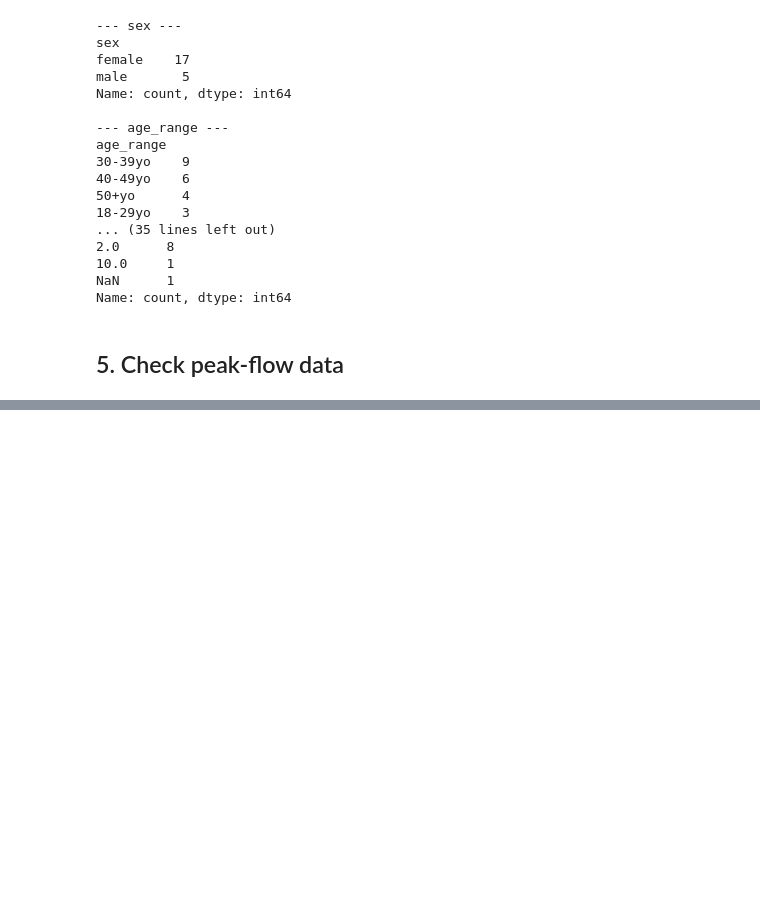
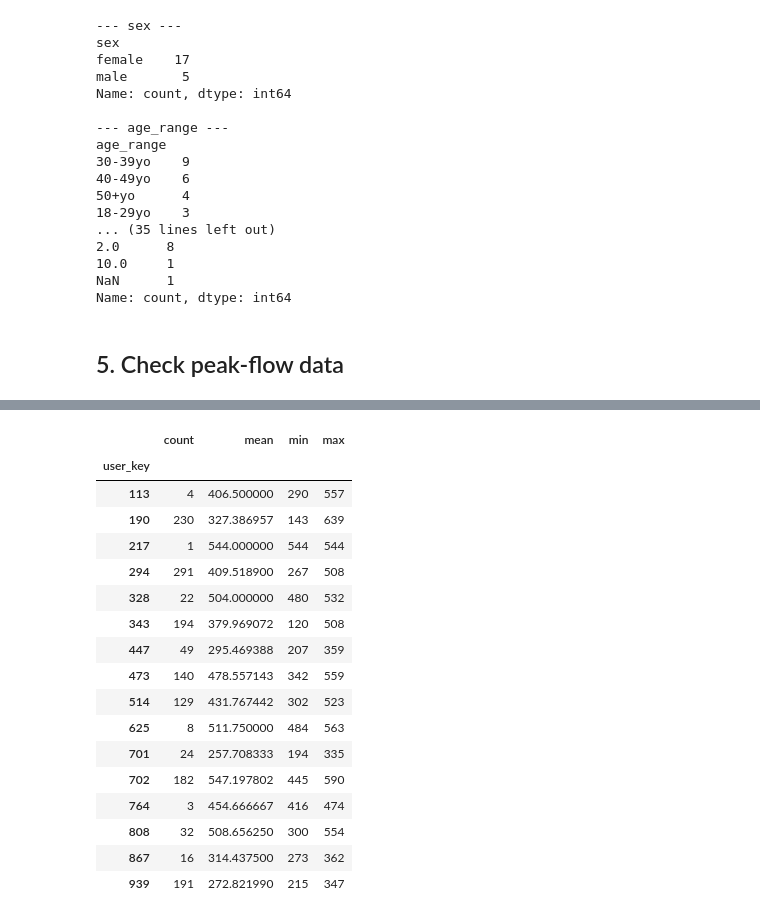
Before and after one commit to dumbgesh/asthma-attack-prediction, a Jupyter notebook: aa_prediction.ipynb, the cells around one changed output, grey strips where cells are left out. Cells and saved outputs as stored; diff of their text form; code cells hidden in the pictures; blank space fills up the shorter version.

```diff
--- a/aa_prediction.ipynb
+++ b/aa_prediction.ipynb
@@ -268,0 +276,22 @@ max     939.000000   183.000000    23.000000   639.000000
+# %%
+# Check peak flow by participant
+peakflow.groupby("user_key")["pef_max"].agg(["count", "mean", "min", "max"])
+# %% [output]
+|  | count | mean | min | max |
+| user_key |  |  |  |  |
+| 113 | 4 | 406.500000 | 290 | 557 |
+| 190 | 230 | 327.386957 | 143 | 639 |
+| 217 | 1 | 544.000000 | 544 | 544 |
+| 294 | 291 | 409.518900 | 267 | 508 |
+| 328 | 22 | 504.000000 | 480 | 532 |
+| 343 | 194 | 379.969072 | 120 | 508 |
+| 447 | 49 | 295.469388 | 207 | 359 |
+| 473 | 140 | 478.557143 | 342 | 559 |
+| 514 | 129 | 431.767442 | 302 | 523 |
+| 625 | 8 | 511.750000 | 484 | 563 |
+| 701 | 24 | 257.708333 | 194 | 335 |
+| 702 | 182 | 547.197802 | 445 | 590 |
+| 764 | 3 | 454.666667 | 416 | 474 |
+| 808 | 32 | 508.656250 | 300 | 554 |
+| 867 | 16 | 314.437500 | 273 | 362 |
+| 939 | 191 | 272.821990 | 215 | 347 |
```
Also changed, not shown: parts of 12 cells of this notebook.
